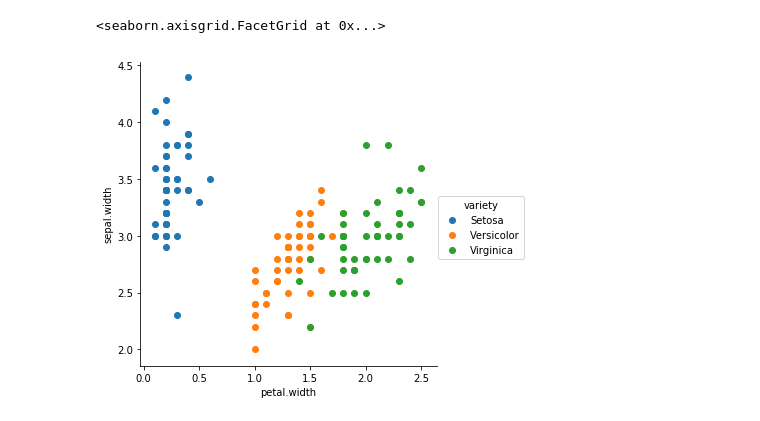
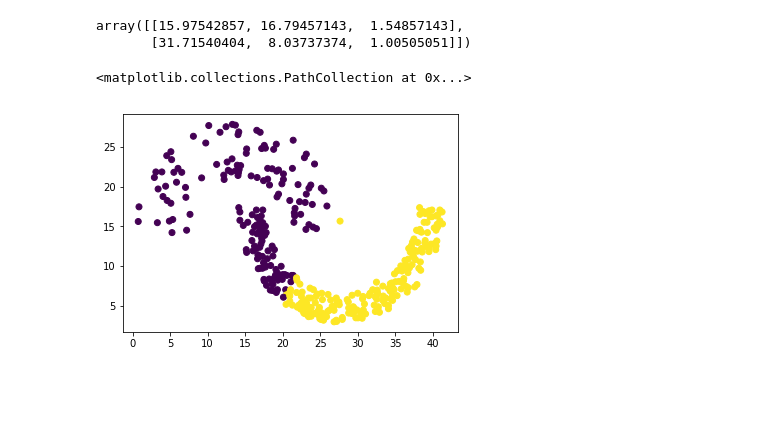
Before and after one commit to ZahraParsaeian/Spectral_Clustering, a Jupyter notebook: Spectral Clustering.ipynb, the cells around one changed output. Saved outputs shown, nothing was run; the diff lists cells and outputs as text; code cells hidden in the pictures; blank space fills up the shorter version.

```diff
--- a/Spectral Clustering.ipynb
+++ b/Spectral Clustering.ipynb
@@ -42,7 +14,14 @@ sns.FacetGrid(iris1,hue='variety',size=5) \
-# %%
-sns.FacetGrid(iris1,hue='variety',size=5) \
-    .map(plt.scatter, 'petal.width','sepal.width') \
-    .add_legend()
-# %% [output]
-<seaborn.axisgrid.FacetGrid at 0x...>
-[figure, removed]
+# %%
+#file_name2 = "Pathbase.txt"
+file_name2 = "jain.txt"
+#file_name2 = "spiral2.txt"
+data2 = np.loadtxt(file_name2)
+size = data2.shape[0]
+cluster_num = 2
+# %%
+pure_kmeans = KMeans(n_clusters=cluster_num).fit(data2)
+# %%
+pure_kmeans.cluster_centers_
+# %% [output]
+array([[15.97542857, 16.79457143,  1.54857143],
+       [31.71540404,  8.03737374,  1.00505051]])
@@ -49,2 +30,7 @@ sns.FacetGrid(iris1,hue='variety',size=5) \
+# %%
+plt.scatter(data2[:, 0], data2[:, 1], c=pure_kmeans.labels_)
+# %% [output]
+<matplotlib.collections.PathCollection at 0x...>
+[figure, added]
 # %%
 similarity = np.zeros((size,size))
```
Also changed, not shown: parts of 13 cells of this notebook, 3 other files.
